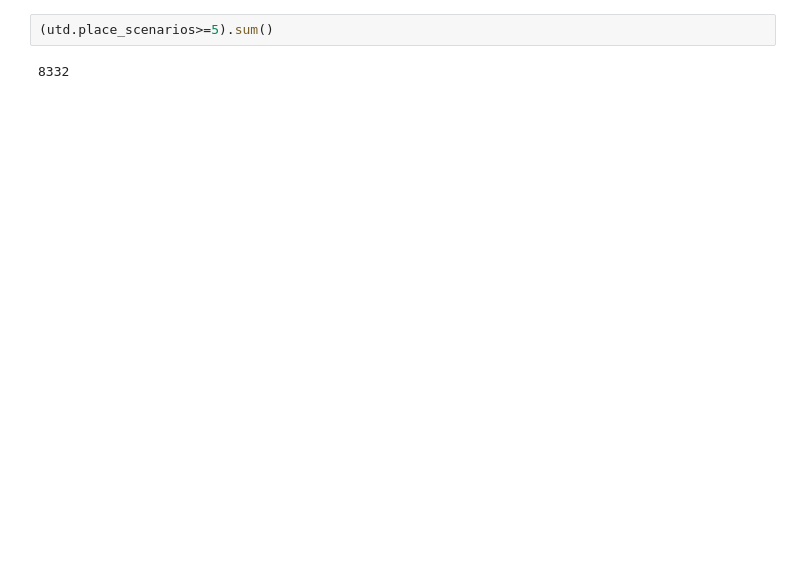
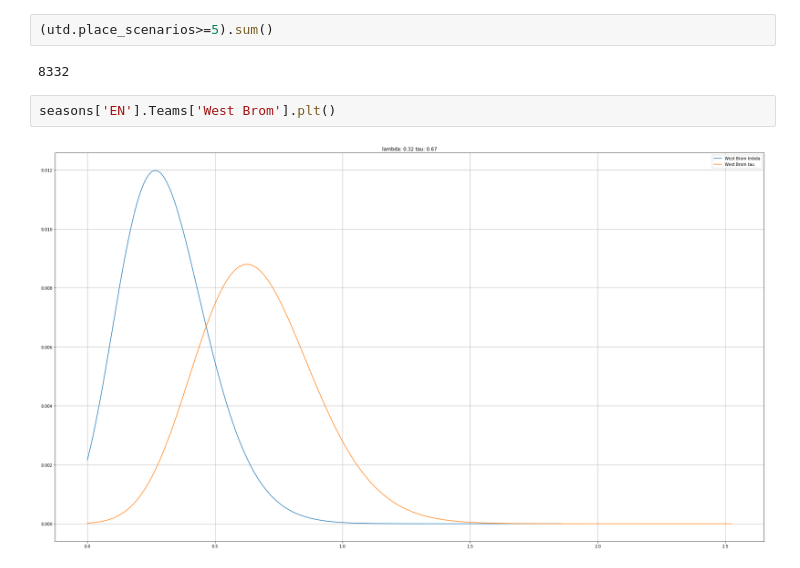
Before and after one commit to tchnvkng/python_notebooks, a Jupyter notebook: premier_league/pl.ipynb, the cells around one changed output. Cells and saved outputs as stored; diff of their text form; blank space fills up the shorter version.

```diff
--- a/premier_league/pl.ipynb
+++ b/premier_league/pl.ipynb
@@ -100,3 +100,7 @@ pool.plt()
 (utd.place_scenarios>=5).sum()
 # %% [output]
 8332
+# %%
+seasons['EN'].Teams['West Brom'].plt()
+# %% [output]
+[figure, added]
```
Also changed, not shown: parts of 7 cells of this notebook, 1 other file.
